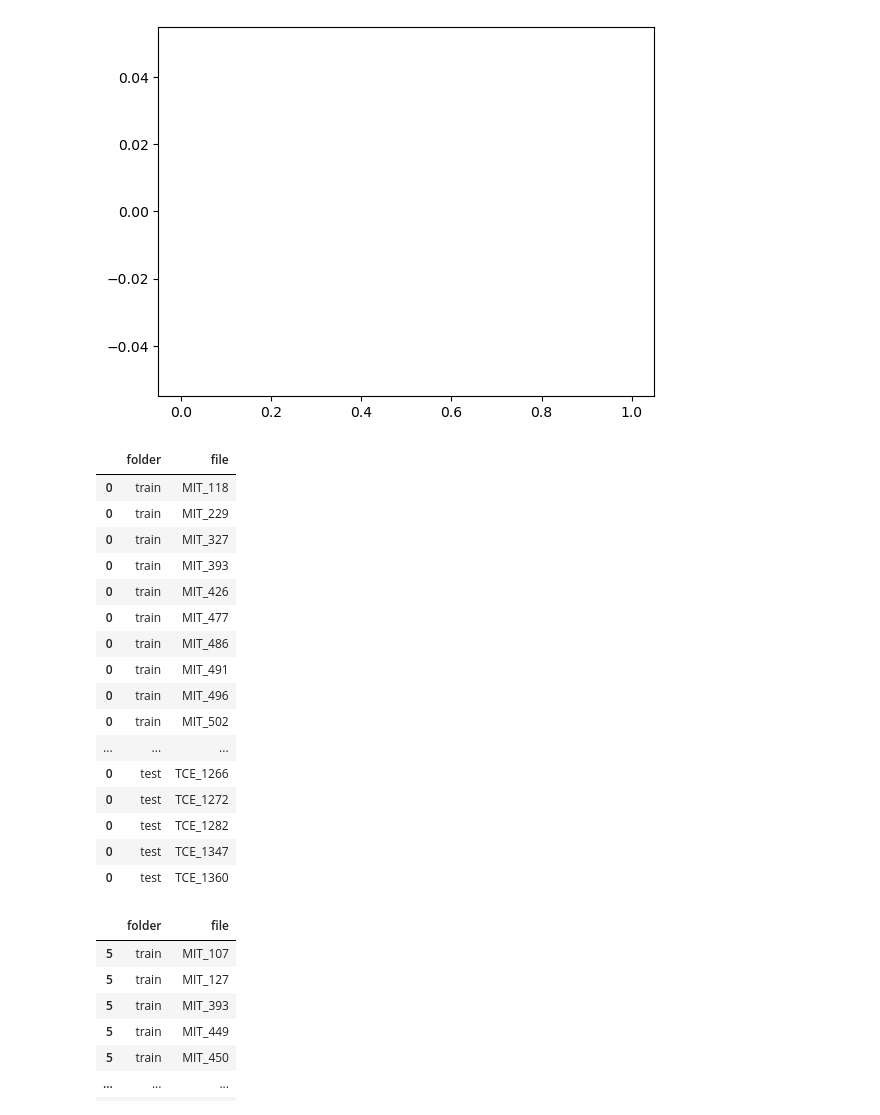
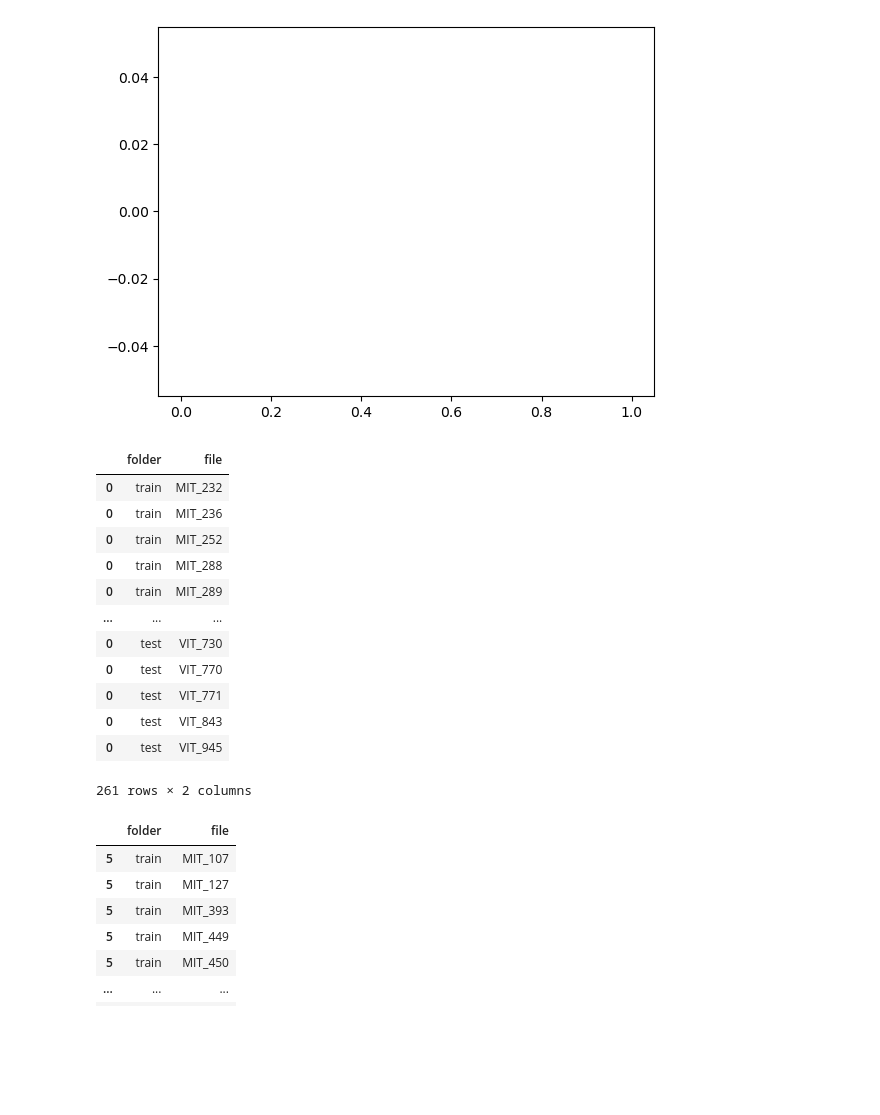
Before and after one commit to sathishkumartheta/tokenwise-dehado-ai, a Jupyter notebook: notebooks/Playground_Muthu.ipynb, the cells around one changed output. Cells and saved outputs as stored; diff of their text form; code cells hidden in the pictures; blank space fills up the shorter version.

Commit message:
Pretrained Model trained on custom dataset with early stopping

```diff
--- a/notebooks/Playground_Muthu.ipynb
+++ b/notebooks/Playground_Muthu.ipynb
@@ -35,12 +38,13 @@ Setup complete  (18 CPUs, 15.6 GB RAM, 147.8/399.9 GB disk)
 from ultralytics import YOLO
 from IPython.display import display, Image
 # %%
-current_run = "Run7"
+current_run = "Run10"
 # Path of model
-src_dir = r"E:\Nextstep\MLChallenge\DeHaDo_AI"
+# src_dir = r"E:\Nextstep\MLChallenge\DeHaDo_AI"
+src_dir = r"F:\Muthu_2023\Personal\NextStep\Hackathon\DeHaDo_AI"
 
-model_path = src_dir + "/" + r"tokenwise-dehado-ai\assets\Models\Baseline"
-model_name = "best_yolov8s.pt"
+model_path = src_dir + "/" + r"tokenwise-dehado-ai\assets\Models\Custom_Coco2"
+model_name = "best.pt"
 
 # Path of train and test set
 train_path = src_dir + r"\Dataset\train"
@@ -138,11 +142,15 @@ def evaluate_map(pred_boxes, gt_boxes, iou_threshold=0.5):
 # %% [markdown]
 # Single Inference Test
 # %%
-imgfile = 'TCE_1096.jpg'
-imgpath = r"E:\Nextstep\MLChallenge\DeHaDo_AI\Dataset\test\images" + "/" + imgfile
-labelfile = 'TCE_1096.json'
-labelpath = r"E:\Nextstep\MLChallenge\DeHaDo_AI\Dataset\test\labels" + "/" + labelfile
-results = model(imgpath, conf=0.4, iou=0.4, save=True) # Run Model
+filename = 'MIT_1'
+foldername = 'train'
+imgfile = filename + '.jpg'
+imgpath
+imgpath = src_dir + "/" + "Dataset" + "/" + foldername + "/" + "images" + "/" + imgfile
+imgpath = 'TCE_1470.jpg'
+labelfile = filename + '.json'
+labelpath = src_dir + "/" + "Dataset" + "/" + foldername + "/" + "labels" + "/" + labelfile
+results = model(imgpath, conf=0.3, iou=0.4, save=True) # Run Model
 result = results[0]
 boxes = result.boxes
 img = cv2.imread(imgpath)
@@ -162,7 +170,7 @@ for box in boxes:
         text_ = str(res_iou[1:])
     else:
         text_ = " "
-    cv2.putText(img,text=text_, #str(np.round(box.conf.item(),2)),
+    cv2.putText(img,str(np.round(box.conf.item(),2)),
             org=(x1, y1),  # (x, y) position
             fontFace=cv2.FONT_HERSHEY_SIMPLEX,
             fontScale=1,
@@ -263,7 +253,7 @@ for folder_path in [train_path, test_path]:
         h,w = src_img.shape[0], src_img.shape[1]
         img = src_img.copy()
 
-        results = model(file_path, conf=0.4, iou=0.4, save=True) # Run Model
+        results = model(file_path, conf=0.3, iou=0.4, save=True) # Run Model
 
         result = results[0]
         boxes = result.boxes
@@ -303,5 +293,5 @@ for folder_path in [train_path, test_path]:
         df_final = map_allthresholds(pred_bboxes, gt_bboxes, config, df_final)
 
         print(file + " is Processed...")
-# df_final.to_csv("Metrics_" + model_name.split(".")[0] + ".csv", index=False)
+df_final.to_csv("Metrics_" + model_name.split(".")[0] + ".csv", index=False)
 # %% [output]
@@ -375,25 +399,21 @@ plt.hist(df_final[df_final['IoU'] == 0.75]['Precision'])
  <BarContainer object of 10 artists>)
 [figure]
 # %%
-df_final[(df_final['IoU'].round(2) == 0.5) & (df_final['Precision']<0.9)][['folder','file']]
+df_final[(df_final['IoU'].round(2) == 0.5) & (df_final['FN']>0)][['folder','file']]
 # %% [output]
 |  | folder | file |
-| 0 | train | MIT_118 |
-| 0 | train | MIT_229 |
-| 0 | train | MIT_327 |
-| 0 | train | MIT_393 |
-| 0 | train | MIT_426 |
-| 0 | train | MIT_477 |
-| 0 | train | MIT_486 |
-| 0 | train | MIT_491 |
-| 0 | train | MIT_496 |
-| 0 | train | MIT_502 |
+| 0 | train | MIT_232 |
+| 0 | train | MIT_236 |
+| 0 | train | MIT_252 |
+| 0 | train | MIT_288 |
+| 0 | train | MIT_289 |
 | ... | ... | ... |
-| 0 | test | TCE_1266 |
-| 0 | test | TCE_1272 |
-| 0 | test | TCE_1282 |
-| 0 | test | TCE_1347 |
-| 0 | test | TCE_1360 |
+| 0 | test | VIT_730 |
+| 0 | test | VIT_770 |
+| 0 | test | VIT_771 |
+| 0 | test | VIT_843 |
+| 0 | test | VIT_945 |
+261 rows × 2 columns
 # %%
 df_final[(df_final['IoU'].round(2) == 0.75) & (df_final['Precision']<0.5)][['folder','file']]
 # %% [output]
```
Also changed, not shown: parts of 11 cells of this notebook, 6 other files.
